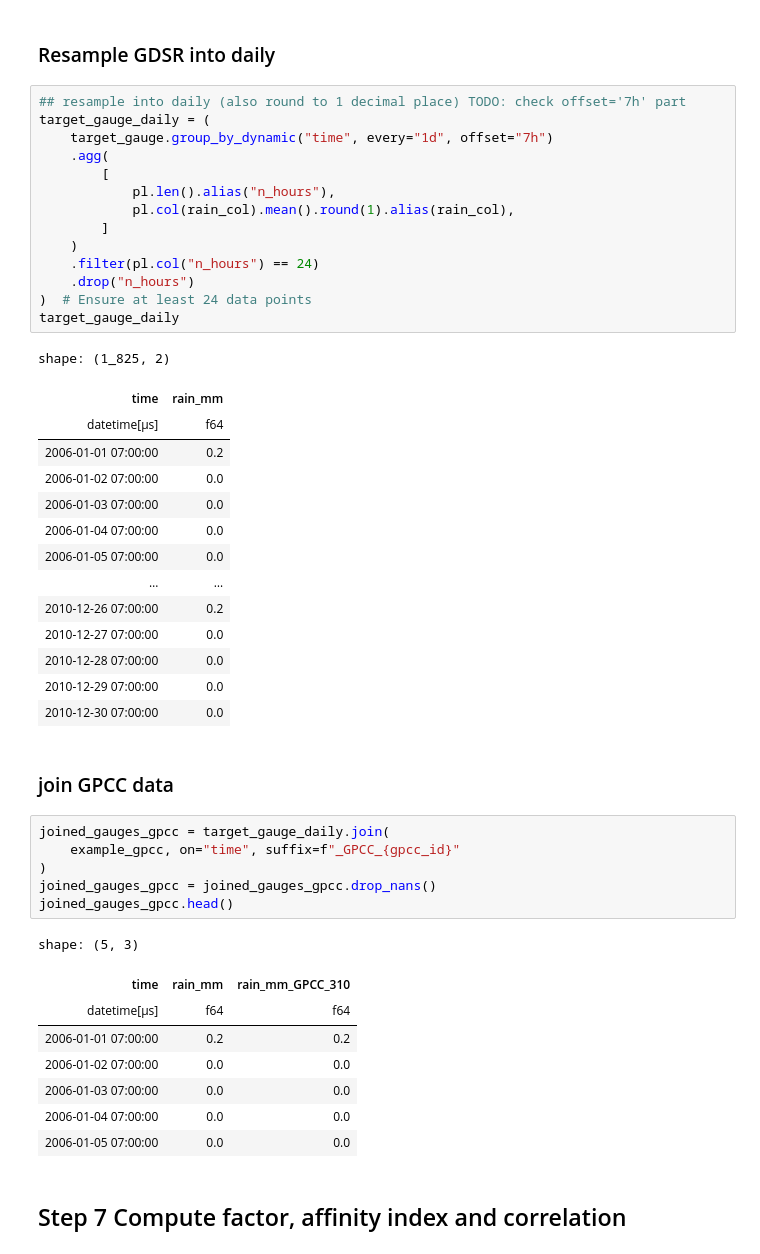
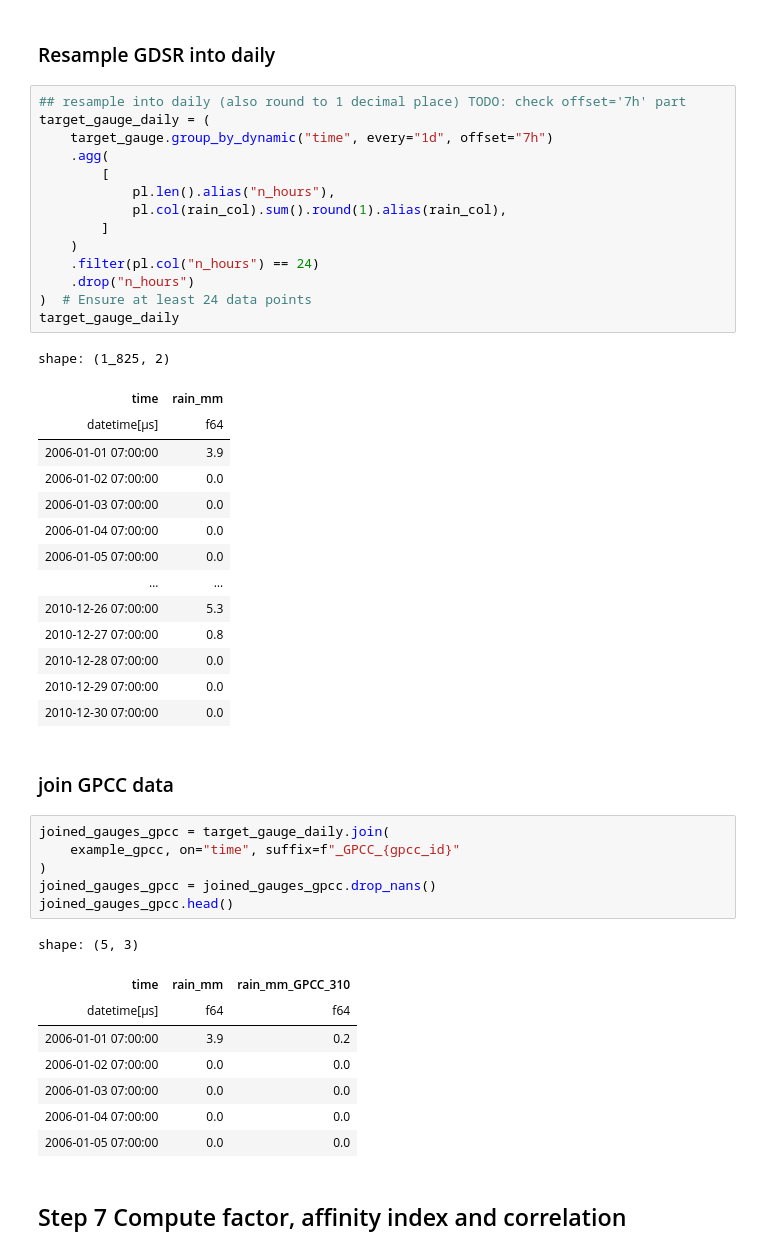
Before and after one commit to Thomasjkeel/RainfallQC-notebooks, a Jupyter notebook: notebooks/neighbour_checks.ipynb, the cells around one changed output. Saved outputs shown, nothing was run; the diff lists cells and outputs as text.

```diff
--- a/notebooks/neighbour_checks.ipynb
+++ b/notebooks/neighbour_checks.ipynb
@@ -519,29 +531,29 @@ shape: (24_822, 2)
 # %%
 ## resample into daily (also round to 1 decimal place) TODO: check offset='7h' part
 target_gauge_daily = (
     target_gauge.group_by_dynamic("time", every="1d", offset="7h")
     .agg(
         [
             pl.len().alias("n_hours"),
-            pl.col(rain_col).mean().round(1).alias(rain_col),
+            pl.col(rain_col).sum().round(1).alias(rain_col),
         ]
     )
     .filter(pl.col("n_hours") == 24)
     .drop("n_hours")
 )  # Ensure at least 24 data points
 target_gauge_daily
 # %% [output]
 shape: (1_825, 2)
 | time | rain_mm |
 | datetime[μs] | f64 |
-| 2006-01-01 07:00:00 | 0.2 |
+| 2006-01-01 07:00:00 | 3.9 |
 | 2006-01-02 07:00:00 | 0.0 |
 | 2006-01-03 07:00:00 | 0.0 |
 | 2006-01-04 07:00:00 | 0.0 |
 | 2006-01-05 07:00:00 | 0.0 |
 | … | … |
-| 2010-12-26 07:00:00 | 0.2 |
-| 2010-12-27 07:00:00 | 0.0 |
+| 2010-12-26 07:00:00 | 5.3 |
+| 2010-12-27 07:00:00 | 0.8 |
 | 2010-12-28 07:00:00 | 0.0 |
 | 2010-12-29 07:00:00 | 0.0 |
 | 2010-12-30 07:00:00 | 0.0 |
@@ -557,7 +569,7 @@ joined_gauges_gpcc.head()
 shape: (5, 3)
 | time | rain_mm | rain_mm_GPCC_310 |
 | datetime[μs] | f64 | f64 |
-| 2006-01-01 07:00:00 | 0.2 | 0.2 |
+| 2006-01-01 07:00:00 | 3.9 | 0.2 |
 | 2006-01-02 07:00:00 | 0.0 | 0.0 |
 | 2006-01-03 07:00:00 | 0.0 | 0.0 |
 | 2006-01-04 07:00:00 | 0.0 | 0.0 |
```
Also changed, not shown: parts of 70 cells of this notebook.
